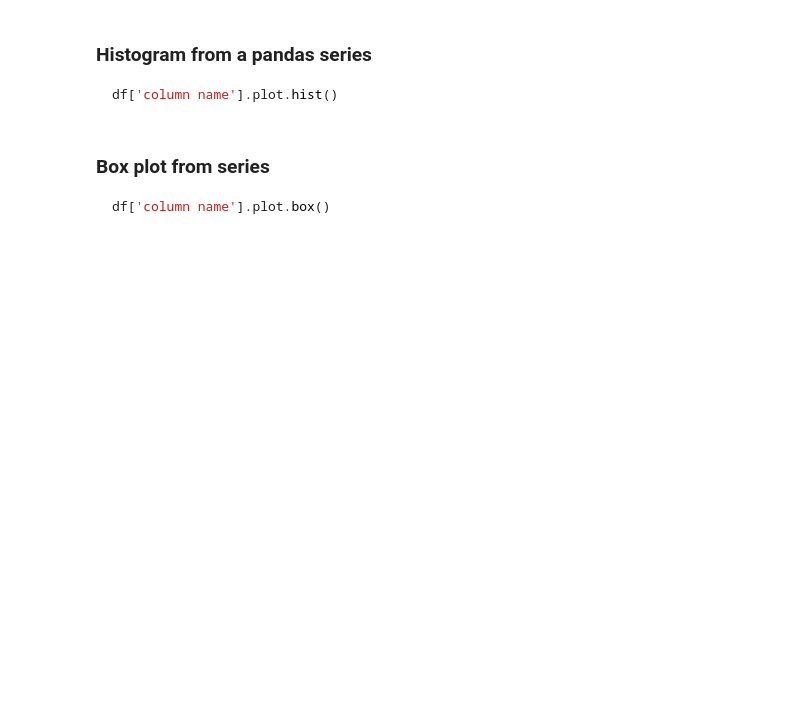
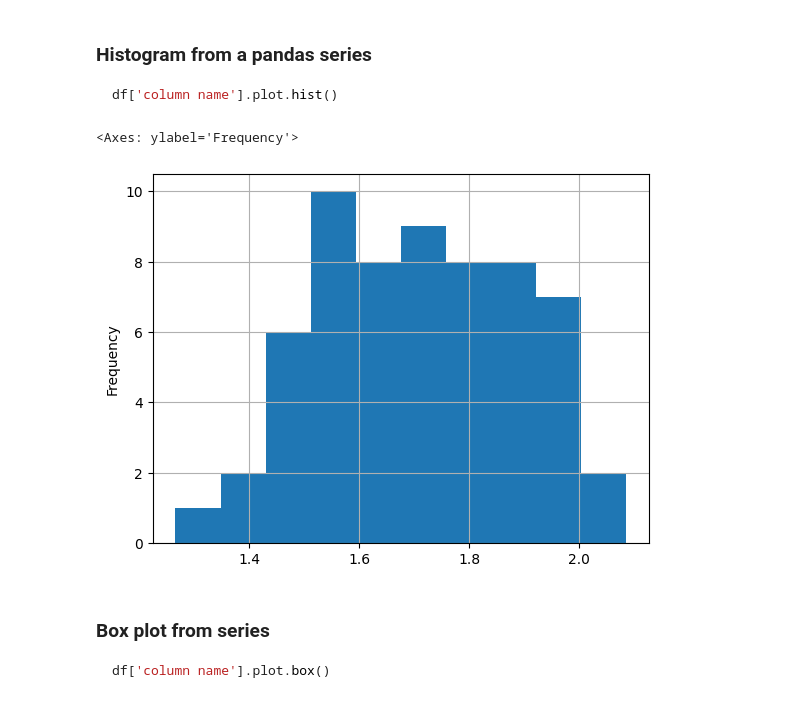
Before and after one commit to UH-MBBE/lecture-6-introduction-to-pandas-continued-garrettroell2, a Jupyter notebook: L6_Notes.ipynb, the cells around one changed output. Cells and saved outputs as stored; diff of their text form; code cells hidden in the pictures; blank space fills up the shorter version.

````diff
--- a/L6_Notes.ipynb
+++ b/L6_Notes.ipynb
@@ -87,6 +253,10 @@ df['column name'].plot.hist()
 ```
 # %%
 # make a histogram of all the values in the g/L biomass column
+merged_inter_df['g/L'].plot.hist(grid=True)
+# %% [output]
+<Axes: ylabel='Frequency'>
+[figure, added]
 # %% [markdown]
 ### Box plot from series
 ```python
````
Also changed, not shown: parts of 21 cells of this notebook, 1 other file.
